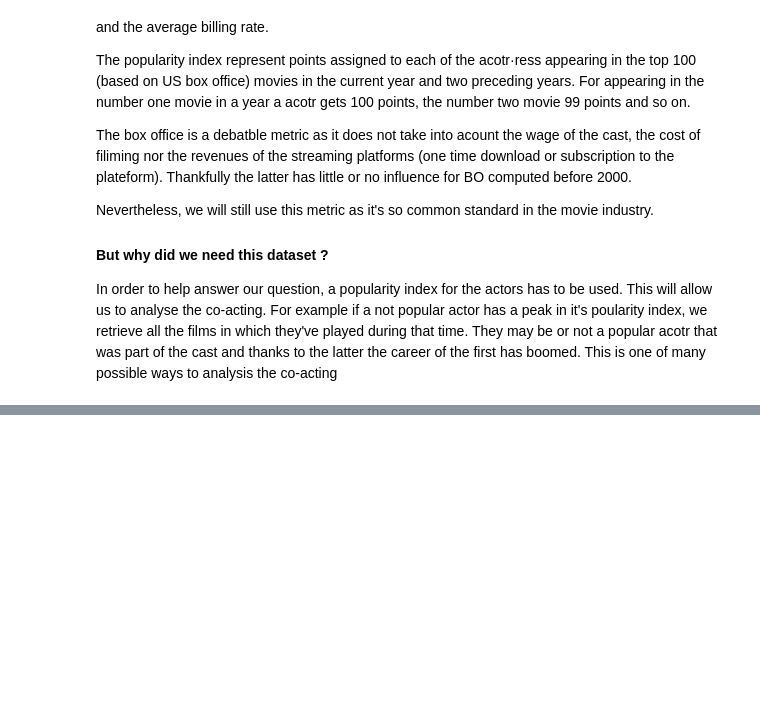
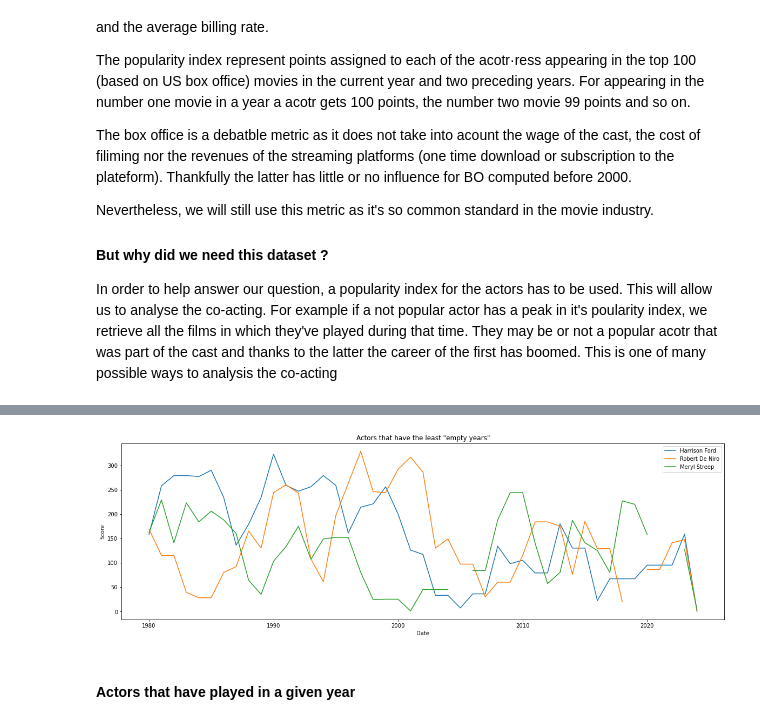
Before and after one commit to epfl-ada/ada-2022-project-dadalife, a Jupyter notebook: ADA_CMU.ipynb, the cells around one changed output, grey strips where cells are left out. Cells and saved outputs as stored; diff of their text form; code cells hidden in the pictures; blank space fills up the shorter version.

```diff
--- a/ADA_CMU.ipynb
+++ b/ADA_CMU.ipynb
@@ -1593,9 +1646,13 @@ df_ratings_all_years.sort_values(by='is_na', ascending=True).head(3)
 # %%
-df_ratings_all_years.sort_values(by='is_na', ascending=True).head(3).rename_axis(None).T.plot()
+df_ratings_all_years.sort_values(by='is_na', ascending=True).head(3).rename_axis(None).T.plot(figsize=(20,6))
 plt.title("Actors that have the least \"empty years\"")
 plt.xlabel('Date')
 plt.ylabel('Score')
 plt.show()
+# %% [output]
+[figure, added]
+# %% [markdown]
+#### Actors that have played in a given year
 # %%
 def find_yearly_actors(row):
     """
```
Also changed, not shown: parts of 31 cells of this notebook.
